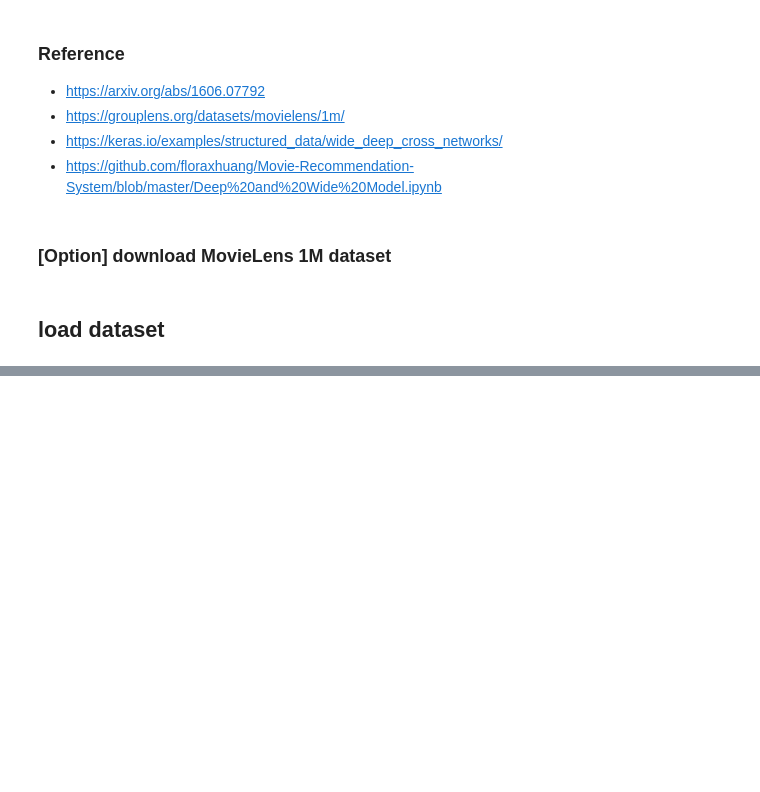
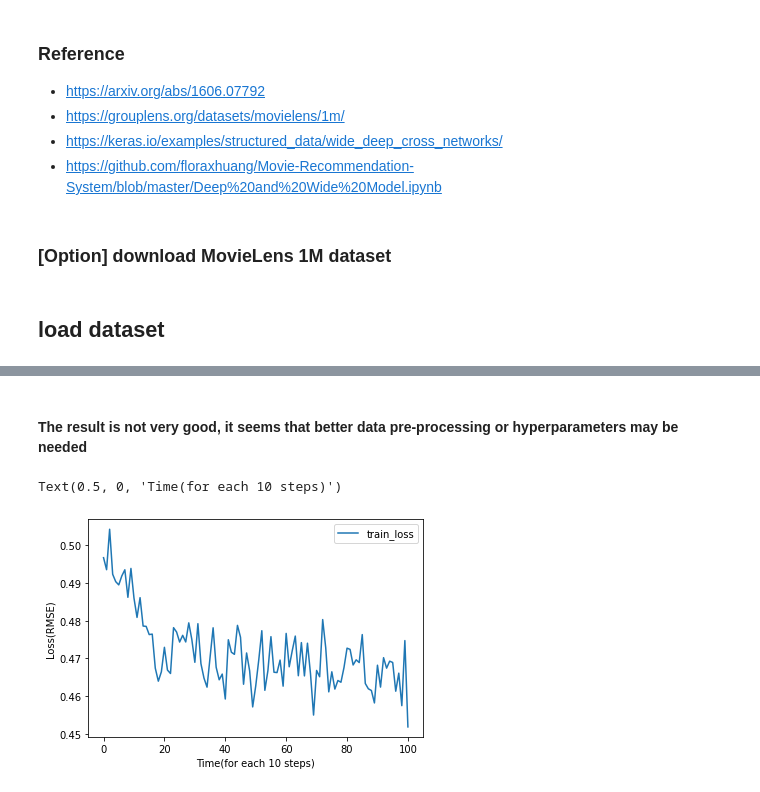
Before and after one commit to magikerwin/RecSys-tf2, a Jupyter notebook: Wide_and_Deep/Wide_and_Deep_tf2.ipynb, the cells around one changed output, grey strips where cells are left out. Cells and saved outputs as stored; diff of their text form; code cells hidden in the pictures; blank space fills up the shorter version.

```diff
--- a/Wide_and_Deep/Wide_and_Deep_tf2.ipynb
+++ b/Wide_and_Deep/Wide_and_Deep_tf2.ipynb
@@ -82,0 +177,34 @@ idx2name_generes
+# %%
+# optimizer
+#optimizer = tf.keras.optimizers.SGD(learning_rate=1e-3, momentum=0.9)
+optimizer = tf.keras.optimizers.Adam(learning_rate=5e-4)
+#optimizer = tf.keras.optimizers.Adagrad(learning_rate=0.1)
+
+def getLoss(pred, gt):
+    gt = tf.expand_dims(gt, axis=-1)
+    #loss = tf.reduce_mean(tf.pow(pred - gt, 2))
+    loss = tf.sqrt(tf.reduce_mean(tf.abs(pred - gt)))
+    return loss
+# %%
+# training with tf.GradientTape
+
+from collections import defaultdict
+
+records = defaultdict(list)
+for epoch in range(NUM_EPOCHS):
+
+    for step, (features, gt) in enumerate(dataset_train):
+        with tf.GradientTape() as tape:
+            pred = model(features, training=True)
+            loss = getLoss(pred=pred, gt=gt)
+        grads = tape.gradient(loss, model.trainable_weights)
+        optimizer.apply_gradients(zip(grads, model.trainable_weights))
+
+        if step % 50 == 0:
+            print(f'step={step}, loss={loss.numpy()}')
+        if step % 5 == 0:
+            records['train_loss'].append(loss.numpy())
+
+        if step == 500: break
+
+    break
@@ -82,0 +223,12 @@ idx2name_generes
+# %% [markdown]
+#### The result is not very good, it seems that better data pre-processing or hyperparameters may be needed
+# %%
+import matplotlib.pyplot as plt
+
+plt.plot(records['train_loss'], label='train_loss')
+plt.legend()
+plt.ylabel('Loss(RMSE)')
+plt.xlabel('Time(for each 10 steps)')
+# %% [output]
+Text(0.5, 0, 'Time(for each 10 steps)')
+[figure, added]
```
Also changed, not shown: parts of 21 cells of this notebook.
